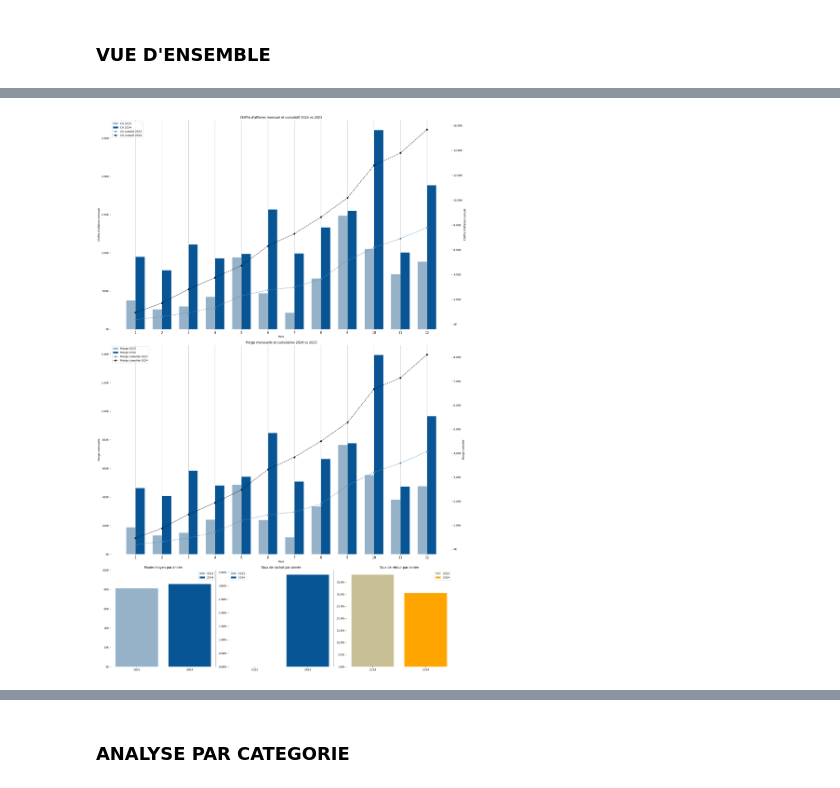
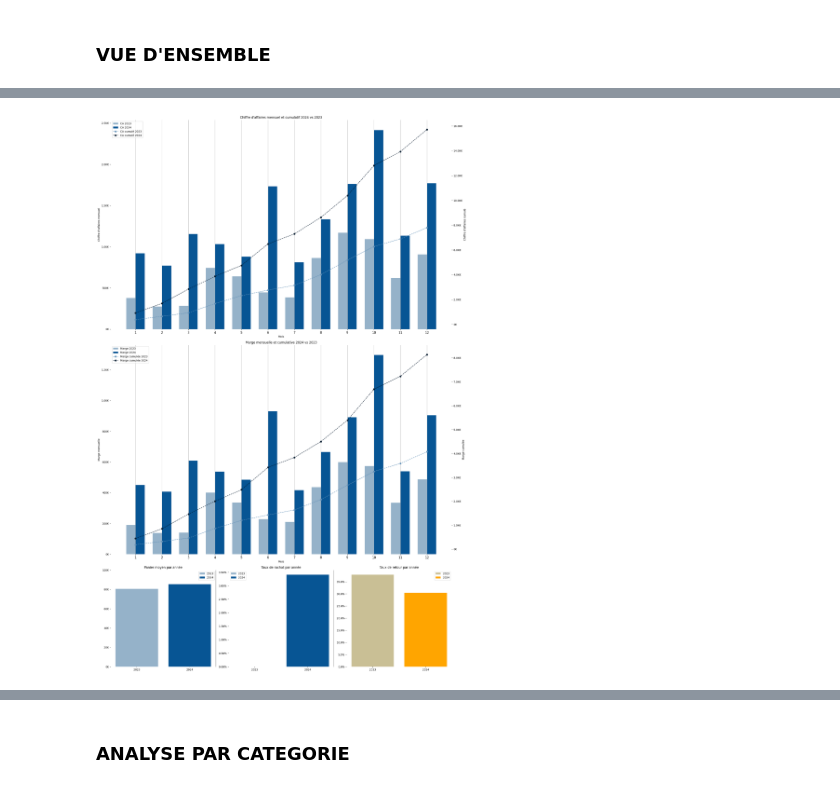
Before and after one commit to CDoliveux/Exam_Datagong_Doliveux, a Jupyter notebook: notebooks/TEST.ipynb, the cells around one changed output, grey strips where cells are left out. Cells and saved outputs as stored; diff of their text form; code cells hidden in the pictures.

Commit message:
calcul sur item_created_at VS delivered_at

```diff
--- a/notebooks/TEST.ipynb
+++ b/notebooks/TEST.ipynb
@@ -431,12 +452,11 @@ from src.utils import kpi_tx_reachat
 from src.utils import currency
 # %%
 # Création des années et mois dans df pour pouvoir créer les graphiques appropriés.
-df["year_delivered"]=df["delivered_at"].dt.year.astype('Int64')
-df["month_delivered"]=df["delivered_at"].dt.month.astype('Int64')
-df["year_month"]=df["delivered_at"].dt.to_period('M').astype(str)
+df["year_created"]=df["item_created_at"].dt.year.astype('Int64')
+df["month_created"]=df["item_created_at"].dt.month.astype('Int64')
+df["year_month"]=df["item_created_at"].dt.to_period('M').astype(str)
 
 #creation du df df_complete qui filtre sur les commandes livrées / non renvoyées
 df_complete=df[df['order_status'] == "Complete"]
-df_complete=df_complete[df_complete["year_delivered"]!=2025]
 # %% [markdown]
 ### VUE D'ENSEMBLE
@@ -480,22 +473,22 @@ ax4=fig.add_subplot(gs[4, 1])
 ax5=fig.add_subplot(gs[4, 2])
 
 #PPREMIER GRAPHIQUE : CA 2024 VS 2023
-CA_month= kpi_CA(df_complete,dimensions=["month_delivered","year_delivered"])
+CA_month= kpi_CA(df_complete,dimensions=["month_created","year_created"])
 
 # Trier les mois correctement
 
-CA_month = CA_month.sort_values(["month_delivered","year_delivered"])
+CA_month = CA_month.sort_values(["month_created","year_created"])
 
 #séparer les années
-df_CA_2023= CA_month[CA_month["year_delivered"]==2023].copy()
-df_CA_2024= CA_month[CA_month["year_delivered"]==2024].copy()
+df_CA_2023= CA_month[CA_month["year_created"]==2023].copy()
+df_CA_2024= CA_month[CA_month["year_created"]==2024].copy()
 
 #calcul du YTD
 df_CA_2023['CA_YTD'] = df_CA_2023['chiffre_affaires'].cumsum()
 df_CA_2024['CA_YTD'] = df_CA_2024['chiffre_affaires'].cumsum()
 
 #creation du graphique
-x= np.arange(len(df_CA_2023["month_delivered"]))
+x= np.arange(len(df_CA_2023["month_created"]))
 largeur = 0.35
 
 # Barres
@@ -505,7 +498,7 @@ ax1.set_xlabel("Mois")
 ax1.set_ylabel("Chiffre d'affaires mensuel")
 ax1.yaxis.set_major_formatter(currency) # on applique la fonction currency pour avoir le bon format de l'axe y
 ax1.set_xticks(x)
-ax1.set_xticklabels(df_CA_2023["month_delivered"].astype(str))
+ax1.set_xticklabels(df_CA_2023["month_created"].astype(str))
 
 # Courbes cumulées (axe secondaire)
 ax1_cum = ax1.twinx()
@@ -536,21 +529,21 @@ ax1_cum.spines['left'].set_visible(False)
 
 # SECONDE GRAPHIQUE : MARGE 2024 VS 2023
 
-Margin_month= kpi_Margin(df_complete,dimensions=["month_delivered","year_delivered"])
+Margin_month= kpi_Margin(df_complete,dimensions=["month_created","year_created"])
 
 # Trier les mois correctement
-Margin_month = Margin_month.sort_values(["month_delivered","year_delivered"])
+Margin_month = Margin_month.sort_values(["month_created","year_created"])
 
 #séparer les années
-df_Margin_2023= Margin_month[Margin_month["year_delivered"]==2023].copy()
-df_Margin_2024= Margin_month[Margin_month["year_delivered"]==2024].copy()
+df_Margin_2023= Margin_month[Margin_month["year_created"]==2023].copy()
+df_Margin_2024= Margin_month[Margin_month["year_created"]==2024].copy()
 
 #calcul du YTD
 df_Margin_2023['MARGIN_YTD'] = df_Margin_2023['marge'].cumsum()
 df_Margin_2024['MARGIN_YTD'] = df_Margin_2024['marge'].cumsum()
 
 #creation du graphique
-x2= np.arange(len(df_Margin_2023["month_delivered"]))
+x2= np.arange(len(df_Margin_2023["month_created"]))
 largeur2 = 0.35
 
 # Barres
@@ -559,7 +552,7 @@ ax2.bar(x2 + largeur2/2, df_Margin_2024["marge"], width=largeur2, label="Marge 2
 ax2.set_xlabel("Mois")
 ax2.set_ylabel("Marge mensuelle")
 ax2.set_xticks(x)
-ax2.set_xticklabels(df_Margin_2023["month_delivered"].astype(str))
+ax2.set_xticklabels(df_Margin_2023["month_created"].astype(str))
 ax2.yaxis.set_major_formatter(currency) # on applique la fonction currency pour avoir le bon format de l'axe y
 
 # Courbes cumulées (axe secondaire)
@@ -590,16 +583,16 @@ ax2_cum.spines['left'].set_visible(False)
 
 # TROISIEME GRAPHIQUE : PANIER MOYEN 2024 VS 2023
 
-PM_year=kpi_panier_moyen(df_complete,dimensions=["year_delivered"])
+PM_year=kpi_panier_moyen(df_complete,dimensions=["year_created"])
 #séparer les années
-PM_2023= PM_year[PM_year["year_delivered"]==2023].copy()
-PM_2024= PM_year[PM_year["year_delivered"]==2024].copy()
+PM_2023= PM_year[PM_year["year_created"]==2023].copy()
+PM_2024= PM_year[PM_year["year_created"]==2024].copy()
 
 
 # Barres
 
-ax3.bar(PM_2023["year_delivered"],PM_2023["panier_moyen"],color='#95b2c9',label="2023")
-ax3.bar(PM_2024["year_delivered"],PM_2024["panier_moyen"],color='#075594',label="2024")
+ax3.bar(PM_2023["year_created"],PM_2023["panier_moyen"],color='#95b2c9',label="2023")
+ax3.bar(PM_2024["year_created"],PM_2024["panier_moyen"],color='#075594',label="2024")
 
 # Mise en forme
 ax3.set_xticks([2023, 2024]) #on force des entiers (sinon dans la légende on a 2022.75, 2023.25, etc)
@@ -636,36 +629,36 @@ ax4.legend()
 ax4.spines['top'].set_visible(False)
 #ax4.spines['right'].set_visible(False)
 ax4.spines['bottom'].set_visible(False)
 ax4.spines['left'].set_visible(False)
 ax4.yaxis.set_major_formatter(mtick.PercentFormatter(xmax=1)) # permet d'avoir l'axe des y en %
 
 
 
 
 #CINQUIEME GRAPHIQUE : TAUX RETOUR 2024 VS 2023
-TR_year=kpi_tx_retour(df,dimensions=["year_delivered"]) # on utilise df et pas df_complete puisqu'on a besoin des statuts Returned
+TR_year=kpi_tx_retour(df,dimensions=["year_created"]) # on utilise df et pas df_complete puisqu'on a besoin des statuts Returned
 #séparer les années
-TR_2023= TR_year[TR_year["year_delivered"]==2023].copy()
-TR_2024= TR_year[TR_year["year_delivered"]==2024].copy()
+TR_2023= TR_year[TR_year["year_created"]==2023].copy()
+TR_2024= TR_year[TR_year["year_created"]==2024].copy()
 
 # Barres
 
-ax5.bar(TR_2023["year_delivered"],TR_2023["taux_retour"],color="#c9bf95",label="2023")
-ax5.bar(TR_2024["year_delivered"],TR_2024["taux_retour"],color="orange",label="2024")
+ax5.bar(TR_2023["year_created"],TR_2023["taux_retour"],color="#c9bf95",label="2023")
+ax5.bar(TR_2024["year_created"],TR_2024["taux_retour"],color="orange",label="2024")
 
 # Mise en forme
 ax5.set_xticks([2023, 2024]) #on force des entiers (sinon dans la légende on a 2022.75, 2023.25, etc)
 ax5.set_xticklabels(["2023", "2024"])#on force des entiers (sinon dans la légende on a 2022.75, 2023.25, etc)
 ax5.set_title("Taux de retour par année")
 ax5.yaxis.set_major_formatter(mtick.PercentFormatter(xmax=1)) # permet d'avoir l'axe des y en %
 
 ax5.legend()
 
 ax5.spines['top'].set_visible(False)
 ax5.spines['right'].set_visible(False)
 ax5.spines['bottom'].set_visible(False)
 ax5.spines['left'].set_visible(False)
 
 plt.tight_layout() #ajuste automatiquement les marges
 # %% [output]
-[figure, old version]
+[figure, new version]
```
Also changed, not shown: parts of 12 cells of this notebook.
